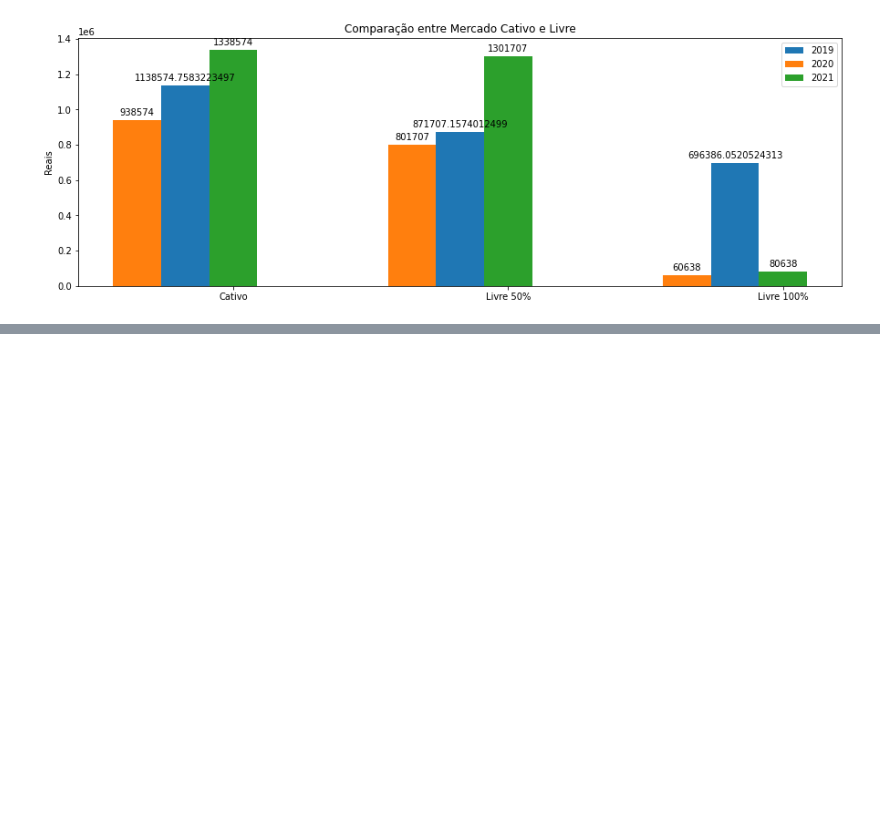
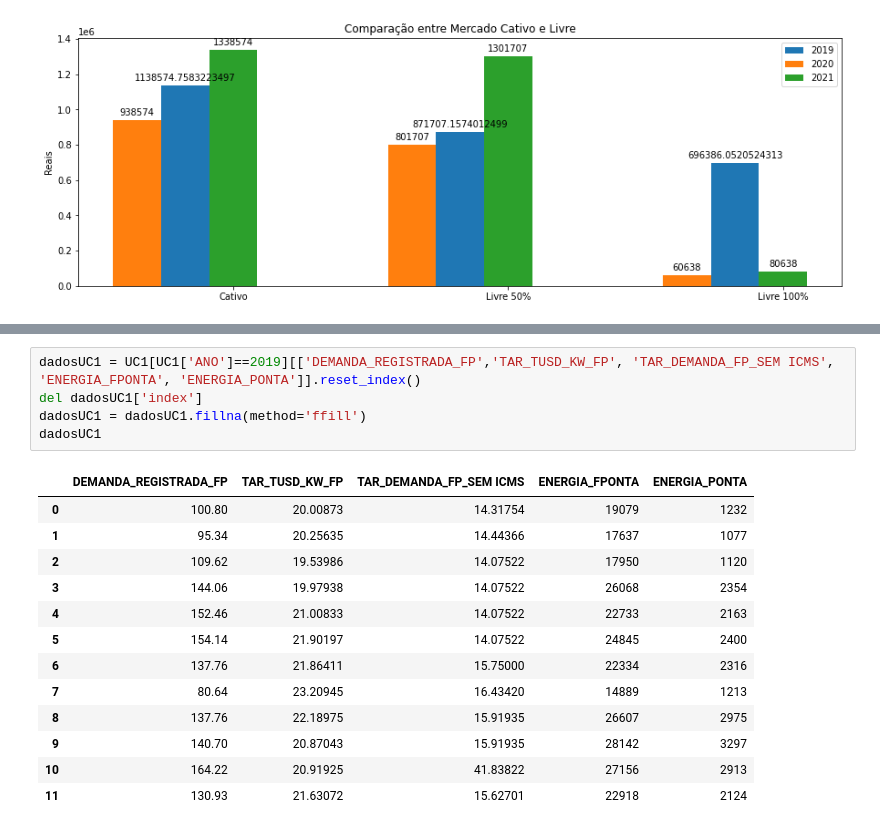
Before and after one commit to byronacunia/UFCA_estudo_mercado_livre, a Jupyter notebook: UFCA.ipynb, the cells around one changed output, grey strips where cells are left out. Cells and saved outputs as stored; diff of their text form; blank space fills up the shorter version.

```diff
--- a/UFCA.ipynb
+++ b/UFCA.ipynb
@@ -409,0 +448,19 @@ plt.show()
+# %%
+dadosUC1 = UC1[UC1['ANO']==2019][['DEMANDA_REGISTRADA_FP','TAR_TUSD_KW_FP', 'TAR_DEMANDA_FP_SEM ICMS', 'ENERGIA_FPONTA', 'ENERGIA_PONTA']].reset_index()
+del dadosUC1['index']
+dadosUC1 = dadosUC1.fillna(method='ffill')
+dadosUC1
+# %% [output]
+|  | DEMANDA_REGISTRADA_FP | TAR_TUSD_KW_FP | TAR_DEMANDA_FP_SEM ICMS | ENERGIA_FPONTA | ENERGIA_PONTA |
+| 0 | 100.80 | 20.00873 | 14.31754 | 19079 | 1232 |
+| 1 | 95.34 | 20.25635 | 14.44366 | 17637 | 1077 |
+| 2 | 109.62 | 19.53986 | 14.07522 | 17950 | 1120 |
+| 3 | 144.06 | 19.97938 | 14.07522 | 26068 | 2354 |
+| 4 | 152.46 | 21.00833 | 14.07522 | 22733 | 2163 |
+| 5 | 154.14 | 21.90197 | 14.07522 | 24845 | 2400 |
+| 6 | 137.76 | 21.86411 | 15.75000 | 22334 | 2316 |
+| 7 | 80.64 | 23.20945 | 16.43420 | 14889 | 1213 |
+| 8 | 137.76 | 22.18975 | 15.91935 | 26607 | 2975 |
+| 9 | 140.70 | 20.87043 | 15.91935 | 28142 | 3297 |
+| 10 | 164.22 | 20.91925 | 41.83822 | 27156 | 2913 |
+| 11 | 130.93 | 21.63072 | 15.62701 | 22918 | 2124 |
```
Also changed, not shown: parts of 10 cells of this notebook.
